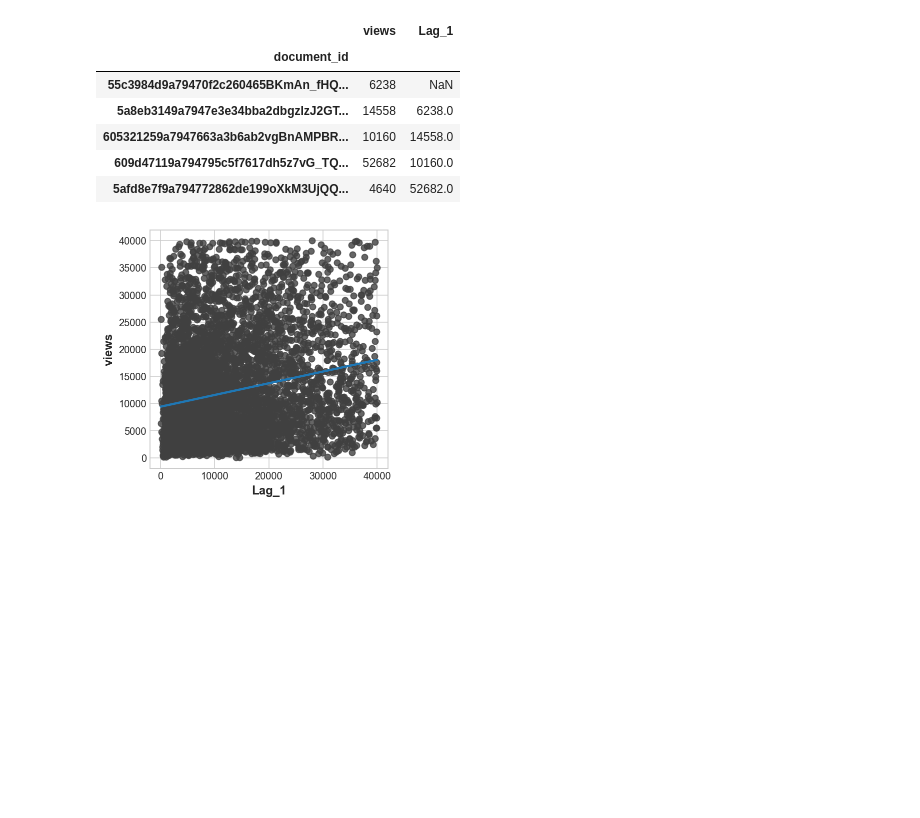
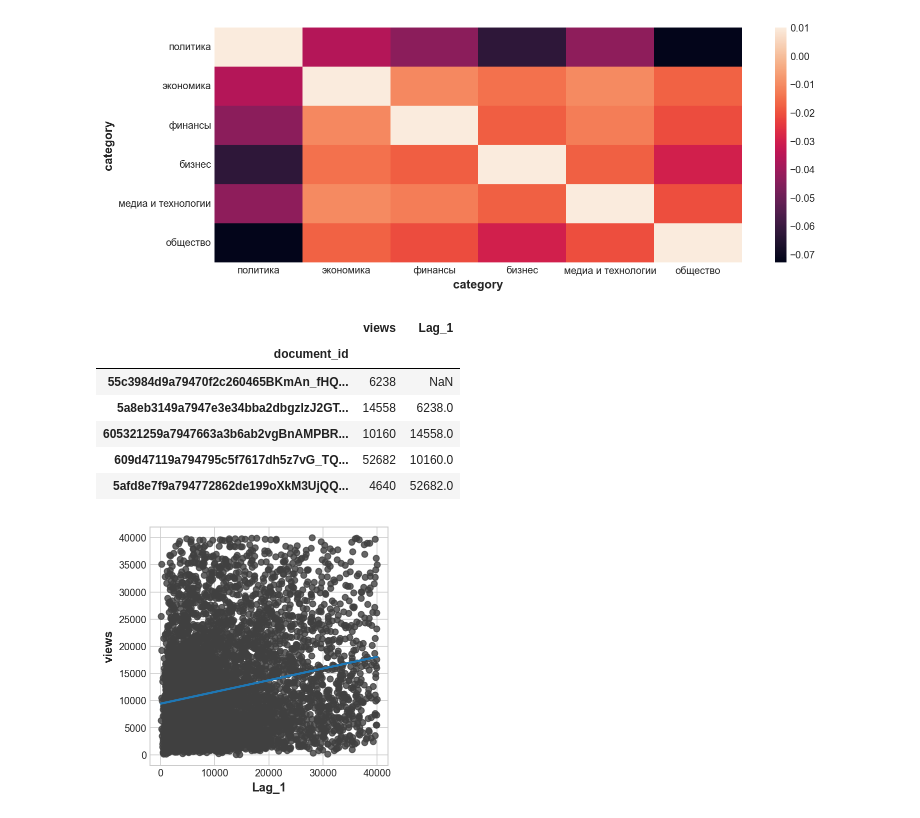
Before and after one commit to endovitskayaV/news, a Jupyter notebook: notebooks/my_solution_ts.ipynb, the cells around one changed output. Saved outputs shown, nothing was run; the diff lists cells and outputs as text; code cells hidden in the pictures; blank space fills up the shorter version.

```diff
--- a/notebooks/my_solution_ts.ipynb
+++ b/notebooks/my_solution_ts.ipynb
@@ -43,3 +42,12 @@ cats=df.category.unique()
+# %%
+cats={
+
+'540d5ecacbb20f2524fc050a':'медиа и технологии',
+    '5409f11ce063da9c8b588a12':'политика',
+'5433e5decbb20f277b20eca9':'общество',
+'540d5eafcbb20f2524fc0509':'бизнес',
+    '5409f11ce063da9c8b588a18':'финансы',
+'5409f11ce063da9c8b588a13':'экономика'}
 # %%
 def show_timeline(data, col, cat):
     plt.style.use("seaborn-whitegrid")
@@ -92,0 +81,10 @@ for col in ['views', 'depth', 'full_reads_percent']:
+# %%
+df['publish_date'] = df['publish_date'].apply(lambda _date:_date.date())
+df.groupby(['category', 'publish_date'])['views'].sum()
+# %%
+gr=df.groupby(['category', 'publish_date'])['views'].sum().unstack(level=0).fillna(value=0).rename(columns=cats)
+# %%
+rs = np.random.RandomState(0)
+corr = gr.corr()
+corr=corr.replace(1.000000, -0.01)
+corr.style.background_gradient(cmap='coolwarm')
@@ -93,3 +94,8 @@ for col in ['views', 'depth', 'full_reads_percent']:
+# %%
+sns.heatmap(corr)
+plt.show()
+# %% [output]
+[figure, added]
 # %%
 df.to_csv(DATA_PATH/'time.csv')
 # %%
```
Also changed, not shown: parts of 6 cells of this notebook, 7 other files.
